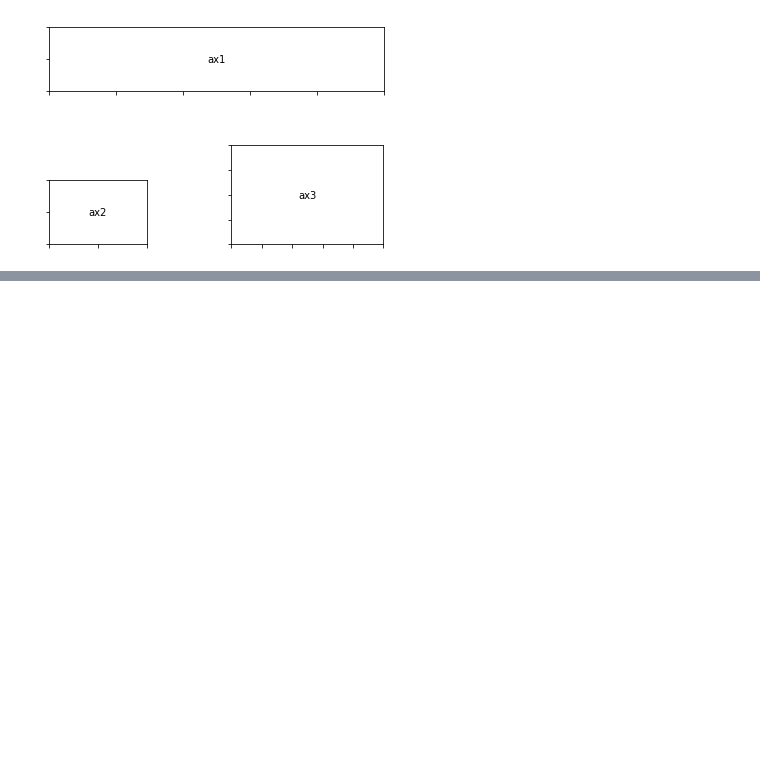
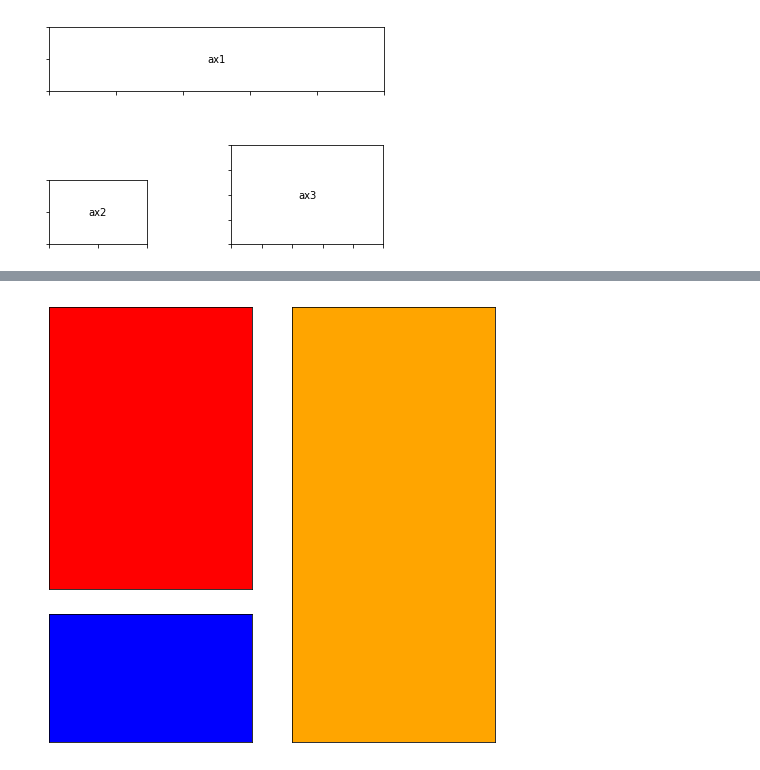
Before and after one commit to QED0711/ds_practice, a Jupyter notebook: graph_test.ipynb, the cells around one changed output, grey strips where cells are left out. Cells and saved outputs as stored; diff of their text form; code cells hidden in the pictures; blank space fills up the shorter version.

```diff
--- a/graph_test.ipynb
+++ b/graph_test.ipynb
@@ -89,0 +110,11 @@ plt.show()
+# %%
+fig = plt.figure(figsize=(8,8))
+
+plt.subplot2grid((3, 2), (0, 0), rowspan=2, colspan=1, xticklabels=[], yticklabels=[], xticks=[], yticks=[], fc="red",)
+plt.subplot2grid((3, 2), (2, 0), rowspan=1, colspan=1, xticklabels=[], yticklabels=[], xticks=[], yticks=[], fc="blue",)
+plt.subplot2grid((3, 2), (0, 1), rowspan=3, colspan=1, xticklabels=[], yticklabels=[], xticks=[], yticks=[], fc="orange",)
+
+
+plt.show()
+# %% [output]
+[figure, added]
```
Also changed, not shown: parts of 3 cells of this notebook.
